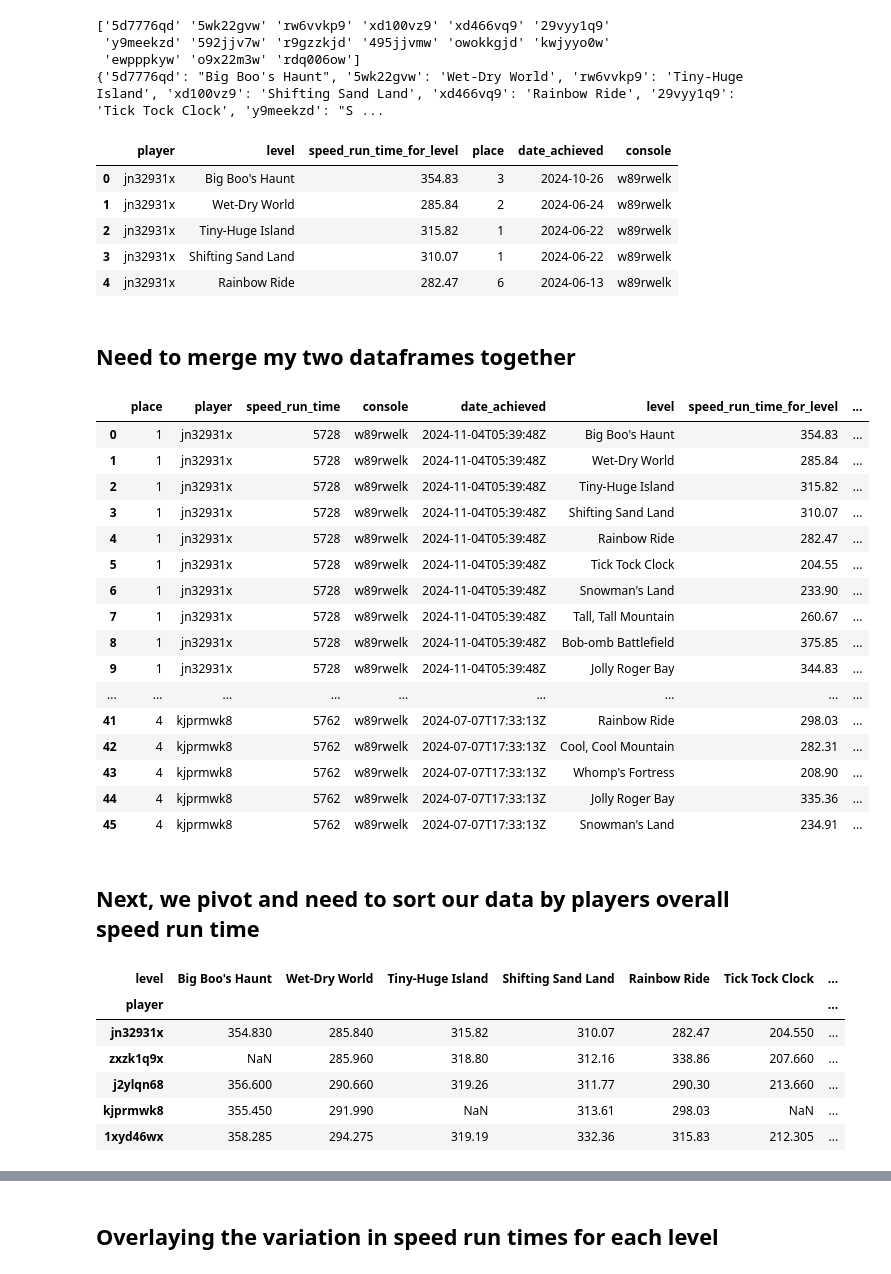
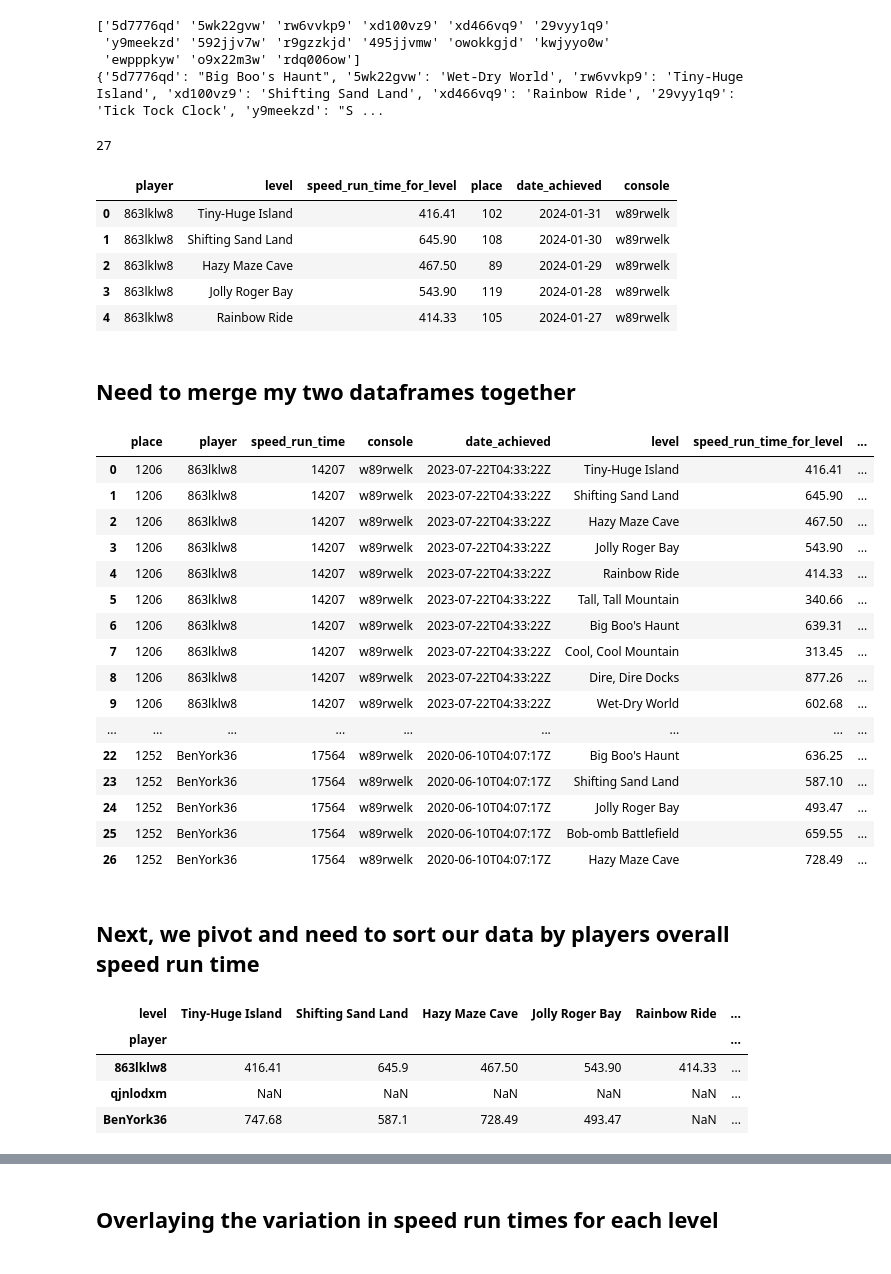
Before and after one commit to ccthatsme/supermario64, a Jupyter notebook: levels.ipynb, the cells around one changed output, grey strips where cells are left out. Saved outputs shown, nothing was run; the diff lists cells and outputs as text; code cells hidden in the pictures.

```diff
--- a/levels.ipynb
+++ b/levels.ipynb
@@ -122,61 +198,66 @@ print(level_dic)
 {'5d7776qd': "Big Boo's Haunt", '5wk22gvw': 'Wet-Dry World', 'rw6vvkp9': 'Tiny-Huge Island', 'xd100vz9': 'Shifting Sand Land', 'xd466vq9': 'Rainbow Ride', '29vyy1q9': 'Tick Tock Clock', 'y9meekzd': "S ...
 # %%
 sm64df_by_level['level'] = sm64df_by_level['level'].replace(to_replace=level_dic)
+sm64df_by_level_bot_100['level'] = sm64df_by_level_bot_100['level'].replace(to_replace=level_dic)
 
-sm64df_by_level.head()
+print(len(sm64df_by_level_bot_100))
+
+sm64df_by_level_bot_100.head()
 # %% [output]
+27
 |  | player | level | speed_run_time_for_level | place | date_achieved | console |
-| 0 | jn32931x | Big Boo's Haunt | 354.83 | 3 | 2024-10-26 | w89rwelk |
-| 1 | jn32931x | Wet-Dry World | 285.84 | 2 | 2024-06-24 | w89rwelk |
-| 2 | jn32931x | Tiny-Huge Island | 315.82 | 1 | 2024-06-22 | w89rwelk |
-| 3 | jn32931x | Shifting Sand Land | 310.07 | 1 | 2024-06-22 | w89rwelk |
-| 4 | jn32931x | Rainbow Ride | 282.47 | 6 | 2024-06-13 | w89rwelk |
+| 0 | 863lklw8 | Tiny-Huge Island | 416.41 | 102 | 2024-01-31 | w89rwelk |
+| 1 | 863lklw8 | Shifting Sand Land | 645.90 | 108 | 2024-01-30 | w89rwelk |
+| 2 | 863lklw8 | Hazy Maze Cave | 467.50 | 89 | 2024-01-29 | w89rwelk |
+| 3 | 863lklw8 | Jolly Roger Bay | 543.90 | 119 | 2024-01-28 | w89rwelk |
+| 4 | 863lklw8 | Rainbow Ride | 414.33 | 105 | 2024-01-27 | w89rwelk |
 # %% [markdown]
 ## Need to merge my two dataframes together
 # %%
 sm64df_by_level_two_columns = sm64df_by_level[['player', 'level', 'speed_run_time_for_level', 'place']]
 sm64df_by_level_two_columns = sm64df_by_level_two_columns.rename(columns={'place': 'speed_run_level_ranking'})
 
+sm64df_by_level_two_columns_bot_100 = sm64df_by_level_bot_100[['player', 'level', 'speed_run_time_for_level', 'place']]
+sm64df_by_level_two_columns_bot_100 = sm64df_by_level_two_columns_bot_100.rename(columns={'place': 'speed_run_level_ranking'})
+
 # sm64df_by_level_two_columns.head()
 
 sm64_df_with_total_and_level_times = pd.merge(left=sm64df_top100, right=sm64df_by_level_two_columns, left_on='player', right_on='player', how='inner')
+sm64_df_with_total_and_level_times_bot_100 = pd.merge(left=sm64df_bot100, right=sm64df_by_level_two_columns_bot_100, left_on='player', right_on='player', how='inner')
 
-sm64_df_with_total_and_level_times.head(46)
+
+sm64_df_with_total_and_level_times_bot_100.head(50)
 # %% [output]
 |  | place | player | speed_run_time | console | date_achieved | level | speed_run_time_for_level | ... |
-| 0 | 1 | jn32931x | 5728 | w89rwelk | 2024-11-04T05:39:48Z | Big Boo's Haunt | 354.83 | ... |
-| 1 | 1 | jn32931x | 5728 | w89rwelk | 2024-11-04T05:39:48Z | Wet-Dry World | 285.84 | ... |
-| 2 | 1 | jn32931x | 5728 | w89rwelk | 2024-11-04T05:39:48Z | Tiny-Huge Island | 315.82 | ... |
-| 3 | 1 | jn32931x | 5728 | w89rwelk | 2024-11-04T05:39:48Z | Shifting Sand Land | 310.07 | ... |
-| 4 | 1 | jn32931x | 5728 | w89rwelk | 2024-11-04T05:39:48Z | Rainbow Ride | 282.47 | ... |
-| 5 | 1 | jn32931x | 5728 | w89rwelk | 2024-11-04T05:39:48Z | Tick Tock Clock | 204.55 | ... |
-| 6 | 1 | jn32931x | 5728 | w89rwelk | 2024-11-04T05:39:48Z | Snowman's Land | 233.90 | ... |
-| 7 | 1 | jn32931x | 5728 | w89rwelk | 2024-11-04T05:39:48Z | Tall, Tall Mountain | 260.67 | ... |
-| 8 | 1 | jn32931x | 5728 | w89rwelk | 2024-11-04T05:39:48Z | Bob-omb Battlefield | 375.85 | ... |
-| 9 | 1 | jn32931x | 5728 | w89rwelk | 2024-11-04T05:39:48Z | Jolly Roger Bay | 344.83 | ... |
+| 0 | 1206 | 863lklw8 | 14207 | w89rwelk | 2023-07-22T04:33:22Z | Tiny-Huge Island | 416.41 | ... |
+| 1 | 1206 | 863lklw8 | 14207 | w89rwelk | 2023-07-22T04:33:22Z | Shifting Sand Land | 645.90 | ... |
+| 2 | 1206 | 863lklw8 | 14207 | w89rwelk | 2023-07-22T04:33:22Z | Hazy Maze Cave | 467.50 | ... |
+| 3 | 1206 | 863lklw8 | 14207 | w89rwelk | 2023-07-22T04:33:22Z | Jolly Roger Bay | 543.90 | ... |
+| 4 | 1206 | 863lklw8 | 14207 | w89rwelk | 2023-07-22T04:33:22Z | Rainbow Ride | 414.33 | ... |
+| 5 | 1206 | 863lklw8 | 14207 | w89rwelk | 2023-07-22T04:33:22Z | Tall, Tall Mountain | 340.66 | ... |
+| 6 | 1206 | 863lklw8 | 14207 | w89rwelk | 2023-07-22T04:33:22Z | Big Boo's Haunt | 639.31 | ... |
+| 7 | 1206 | 863lklw8 | 14207 | w89rwelk | 2023-07-22T04:33:22Z | Cool, Cool Mountain | 313.45 | ... |
+| 8 | 1206 | 863lklw8 | 14207 | w89rwelk | 2023-07-22T04:33:22Z | Dire, Dire Docks | 877.26 | ... |
+| 9 | 1206 | 863lklw8 | 14207 | w89rwelk | 2023-07-22T04:33:22Z | Wet-Dry World | 602.68 | ... |
 | ... | ... | ... | ... | ... | ... | ... | ... | ... |
-| 41 | 4 | kjprmwk8 | 5762 | w89rwelk | 2024-07-07T17:33:13Z | Rainbow Ride | 298.03 | ... |
-| 42 | 4 | kjprmwk8 | 5762 | w89rwelk | 2024-07-07T17:33:13Z | Cool, Cool Mountain | 282.31 | ... |
-| 43 | 4 | kjprmwk8 | 5762 | w89rwelk | 2024-07-07T17:33:13Z | Whomp's Fortress | 208.90 | ... |
-| 44 | 4 | kjprmwk8 | 5762 | w89rwelk | 2024-07-07T17:33:13Z | Jolly Roger Bay | 335.36 | ... |
-| 45 | 4 | kjprmwk8 | 5762 | w89rwelk | 2024-07-07T17:33:13Z | Snowman's Land | 234.91 | ... |
+| 22 | 1252 | BenYork36 | 17564 | w89rwelk | 2020-06-10T04:07:17Z | Big Boo's Haunt | 636.25 | ... |
+| 23 | 1252 | BenYork36 | 17564 | w89rwelk | 2020-06-10T04:07:17Z | Shifting Sand Land | 587.10 | ... |
+| 24 | 1252 | BenYork36 | 17564 | w89rwelk | 2020-06-10T04:07:17Z | Jolly Roger Bay | 493.47 | ... |
+| 25 | 1252 | BenYork36 | 17564 | w89rwelk | 2020-06-10T04:07:17Z | Bob-omb Battlefield | 659.55 | ... |
+| 26 | 1252 | BenYork36 | 17564 | w89rwelk | 2020-06-10T04:07:17Z | Hazy Maze Cave | 728.49 | ... |
 # %% [markdown]
 ## Next, we pivot and need to sort our data by players overall speed run time
 # %%
 heatmap_pivot_table = pd.pivot_table(sm64_df_with_total_and_level_times, index='player', columns='level', values='speed_run_time_for_level', sort=False)
 
-# sorted_120_star_times = sm64df_top100.sort_values(by='speed_run_time', ascending=True)['player']
+heatmap_pivot_table_bot_100 = pd.pivot_table(sm64_df_with_total_and_level_times_bot_100, index='player', columns='level', values='speed_run_time_for_level', sort=False)
 
-# heatmap_pivot_table = heatmap_pivot_table.loc[sorted_120_star_times]
-
-heatmap_pivot_table.head()
+heatmap_pivot_table_bot_100.head(10)
 # %% [output]
-| level | Big Boo's Haunt | Wet-Dry World | Tiny-Huge Island | Shifting Sand Land | Rainbow Ride | Tick Tock Clock | ... |
-| player |  |  |  |  |  |  | ... |
-| jn32931x | 354.830 | 285.840 | 315.82 | 310.07 | 282.47 | 204.550 | ... |
-| zxzk1q9x | NaN | 285.960 | 318.80 | 312.16 | 338.86 | 207.660 | ... |
-| j2ylqn68 | 356.600 | 290.660 | 319.26 | 311.77 | 290.30 | 213.660 | ... |
-| kjprmwk8 | 355.450 | 291.990 | NaN | 313.61 | 298.03 | NaN | ... |
-| 1xyd46wx | 358.285 | 294.275 | 319.19 | 332.36 | 315.83 | 212.305 | ... |
+| level | Tiny-Huge Island | Shifting Sand Land | Hazy Maze Cave | Jolly Roger Bay | Rainbow Ride | ... |
+| player |  |  |  |  |  | ... |
+| 863lklw8 | 416.41 | 645.9 | 467.50 | 543.90 | 414.33 | ... |
+| qjnlodxm | NaN | NaN | NaN | NaN | NaN | ... |
+| BenYork36 | 747.68 | 587.1 | 728.49 | 493.47 | NaN | ... |
 # %%
 median_time = sm64_df_with_total_and_level_times['speed_run_time_for_level'].median()
```
Also changed, not shown: parts of 5 cells of this notebook, 1 other file.
